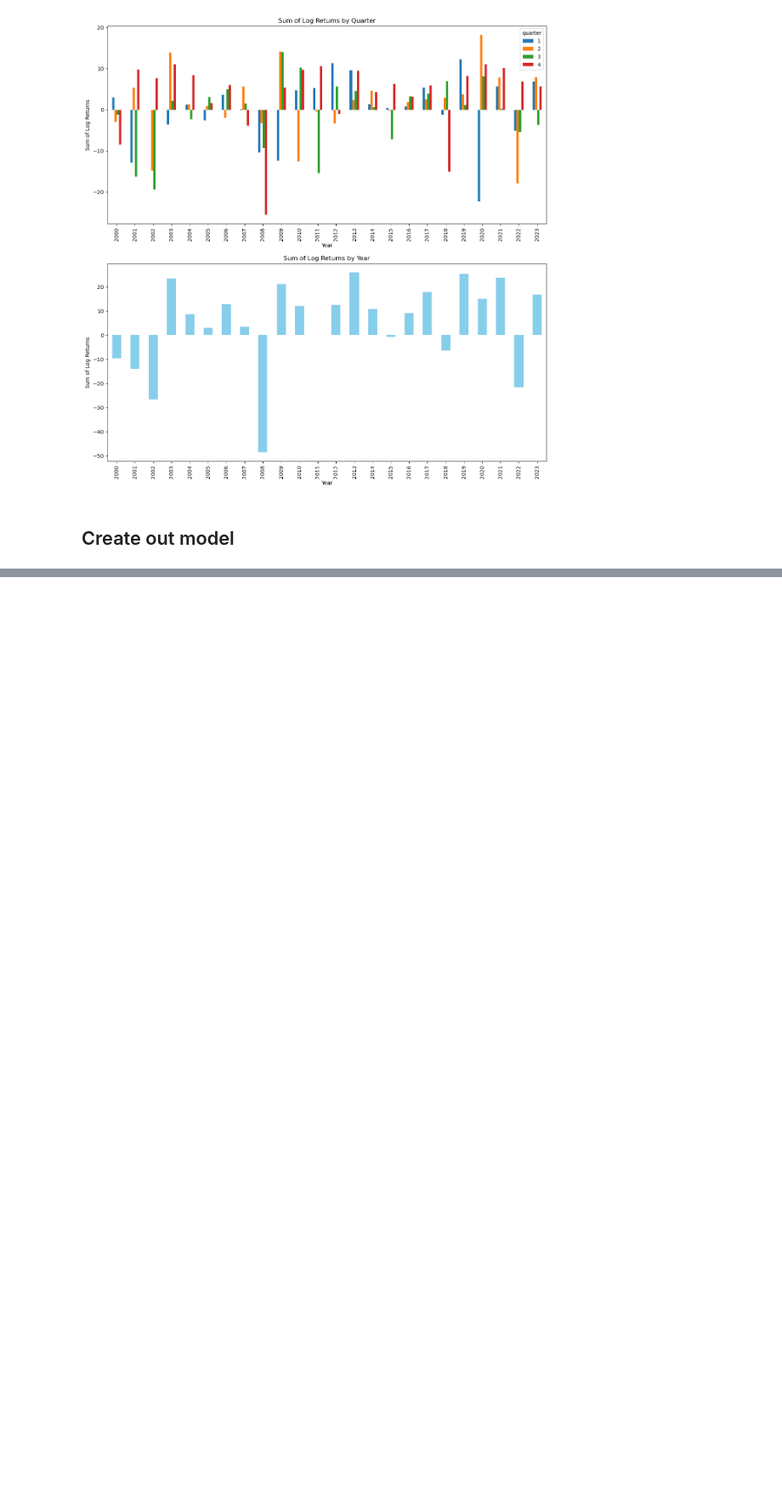
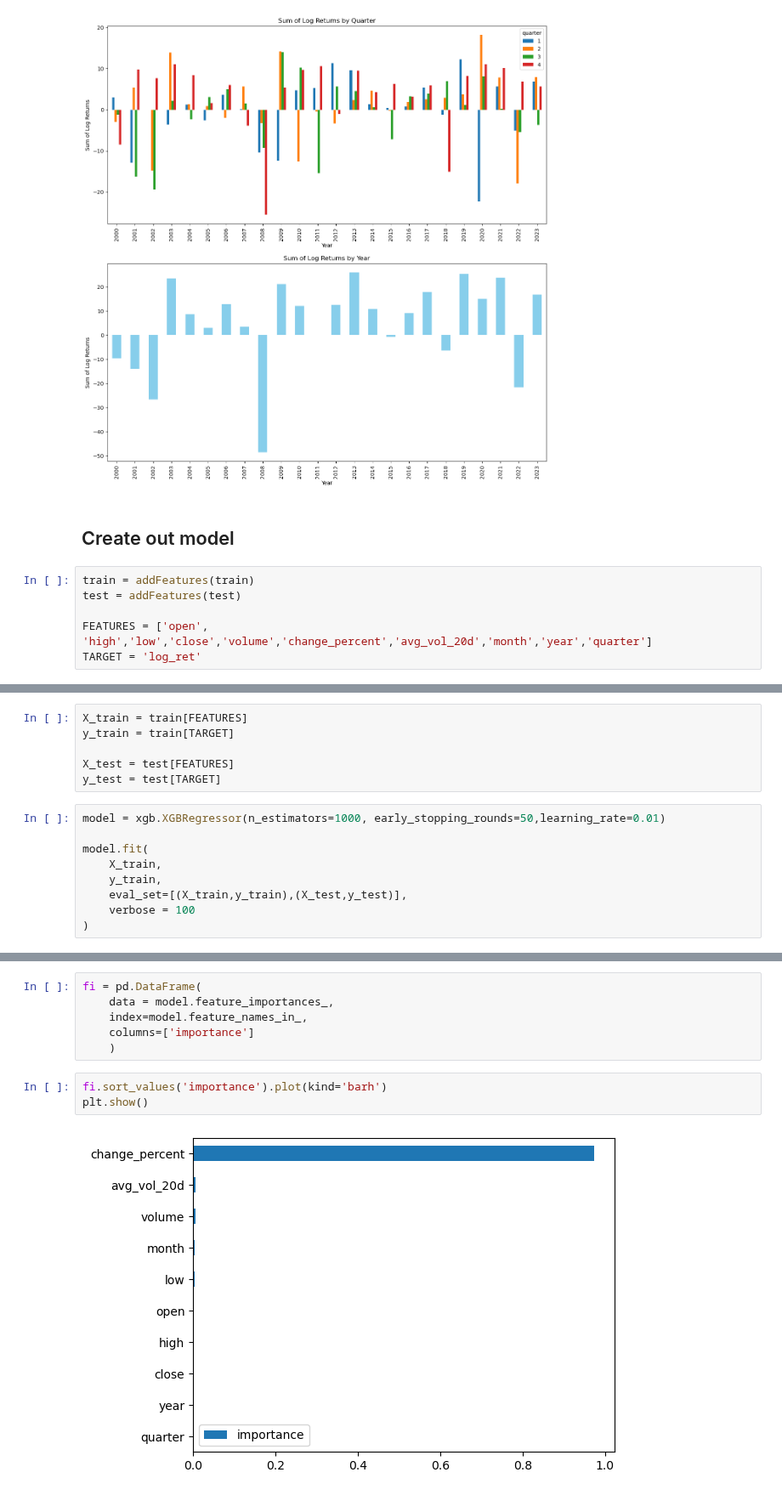
Before and after one commit to karla-mond/stockPred-Mex, a Jupyter notebook: tsf_xgboost.ipynb, the cells around one changed output, grey strips where cells are left out. Shown at 85% size. Saved outputs shown, nothing was run; the diff lists cells and outputs as text; blank space fills up the shorter version.

Commit message:
first xgboost model

```diff
--- a/tsf_xgboost.ipynb
+++ b/tsf_xgboost.ipynb
@@ -168,3 +173,9 @@ Text(0, 0.5, 'Sum of Log Returns')
 [figure]
 # %% [markdown]
 ## Create out model
+# %%
+train = addFeatures(train)
+test = addFeatures(test)
+
+FEATURES = ['open', 'high','low','close','volume','change_percent','avg_vol_20d','month','year','quarter']
+TARGET = 'log_ret'
@@ -170,0 +191,15 @@ Text(0, 0.5, 'Sum of Log Returns')
+# %%
+X_train = train[FEATURES]
+y_train = train[TARGET]
+
+X_test = test[FEATURES]
+y_test = test[TARGET]
+# %%
+model = xgb.XGBRegressor(n_estimators=1000, early_stopping_rounds=50,learning_rate=0.01)
+
+model.fit(
+    X_train,
+    y_train,
+    eval_set=[(X_train,y_train),(X_test,y_test)],
+    verbose = 100
+)
@@ -170,0 +218,11 @@ Text(0, 0.5, 'Sum of Log Returns')
+# %%
+fi = pd.DataFrame(
+    data = model.feature_importances_,
+    index=model.feature_names_in_,
+    columns=['importance']
+    )
+# %%
+fi.sort_values('importance').plot(kind='barh')
+plt.show()
+# %% [output]
+[figure, added]
```
Also changed, not shown: parts of 6 cells of this notebook.
